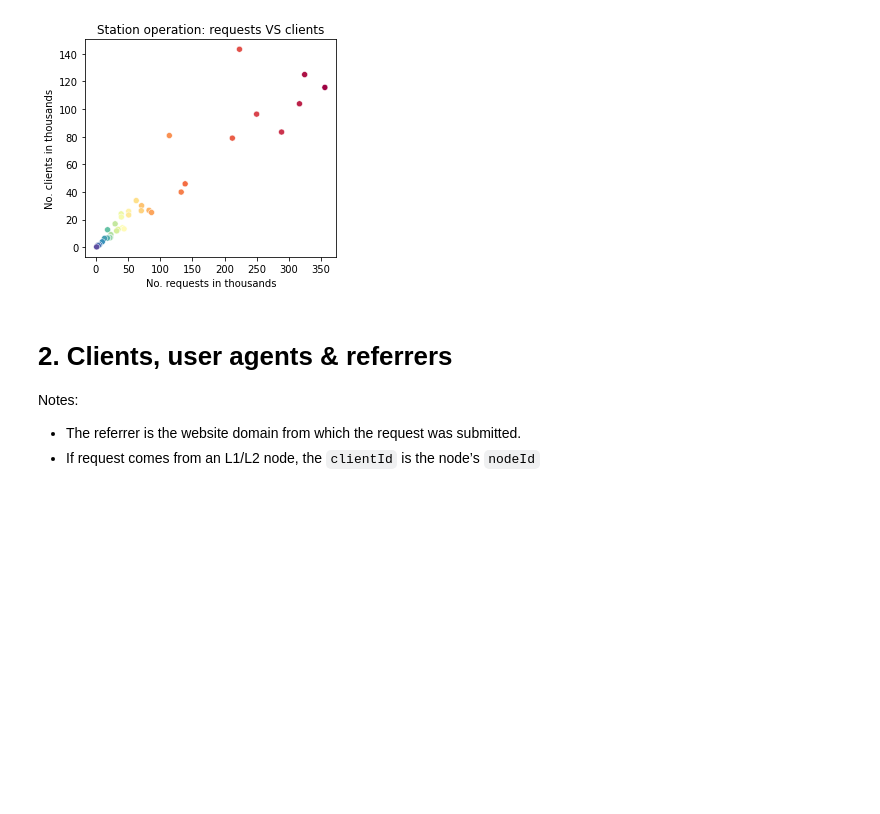
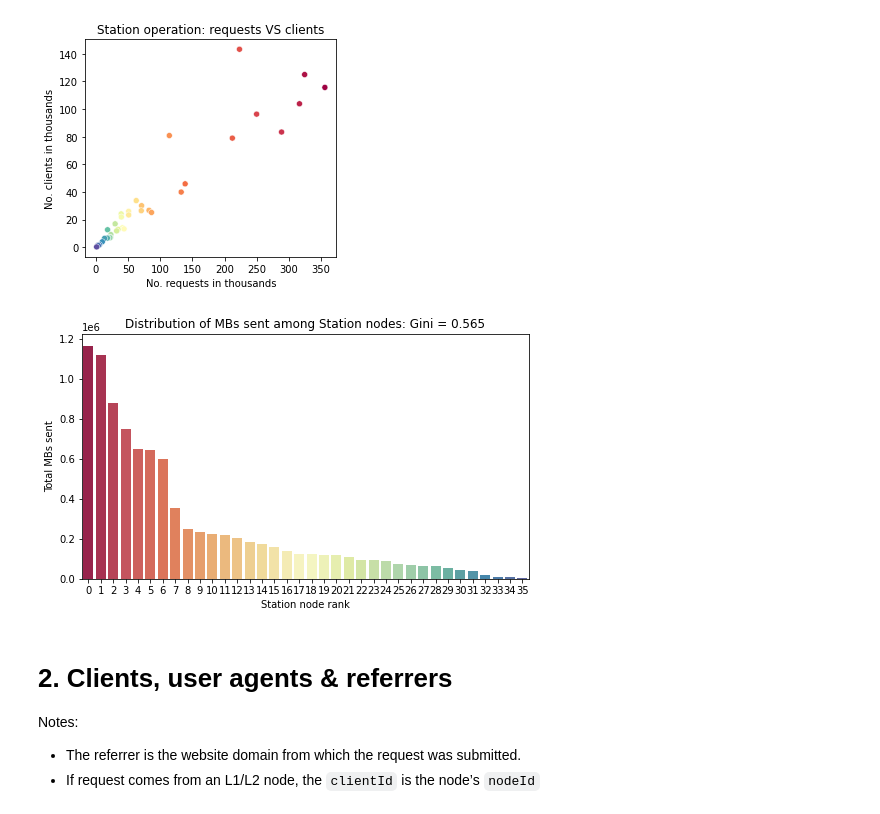
Before and after one commit to protocol/cel-retrieval, a Jupyter notebook: saturn-aliens/notebooks/1.0-saturn_data_exploration.ipynb, the cells around one changed output. Cells and saved outputs as stored; diff of their text form; code cells hidden in the pictures; blank space fills up the shorter version.

```diff
--- a/saturn-aliens/notebooks/1.0-saturn_data_exploration.ipynb
+++ b/saturn-aliens/notebooks/1.0-saturn_data_exploration.ipynb
@@ -41,7 +41,7 @@ def compute_gini(x):
 # %% [markdown]
 # 0. Load data
 # %%
-data_file = os.path.abspath("../../../../../Data/Saturn/bandwidth_logs_jul_05.csv")
+data_file = os.path.abspath("../../../../Data/Saturn/bandwidth_logs_jul_05.csv")
 
 raw_df = pd.read_csv(data_file)
 raw_df.info()
@@ -153,6 +153,19 @@ plt.title(f"Station operation: requests VS clients")
 plt.show()
 # %% [output]
 [figure]
+# %%
+bandwidth_per_node = df.groupby("node_id")["mb_sent"].sum().sort_values(ascending=False)
+bandwidth_per_node = bandwidth_per_node.reset_index().reset_index()
+gini = np.round(compute_gini(bandwidth_per_node["mb_sent"].values), 3)
+
+fig, ax = plt.subplots(figsize=(8,4.5))
+sns.barplot(x="index", y="mb_sent", data=bandwidth_per_node, palette="Spectral", ax=ax)
+plt.xlabel("Station node rank")
+plt.ylabel("Total MBs sent")
+plt.title(f"Distribution of MBs sent among Station nodes: Gini = {gini}")
+plt.show()
+# %% [output]
+[figure, added]
 # %% [markdown]
 # 2. Clients, user agents & referrers
 
```
Also changed, not shown: parts of 1 cell of this notebook, 1 other file.
